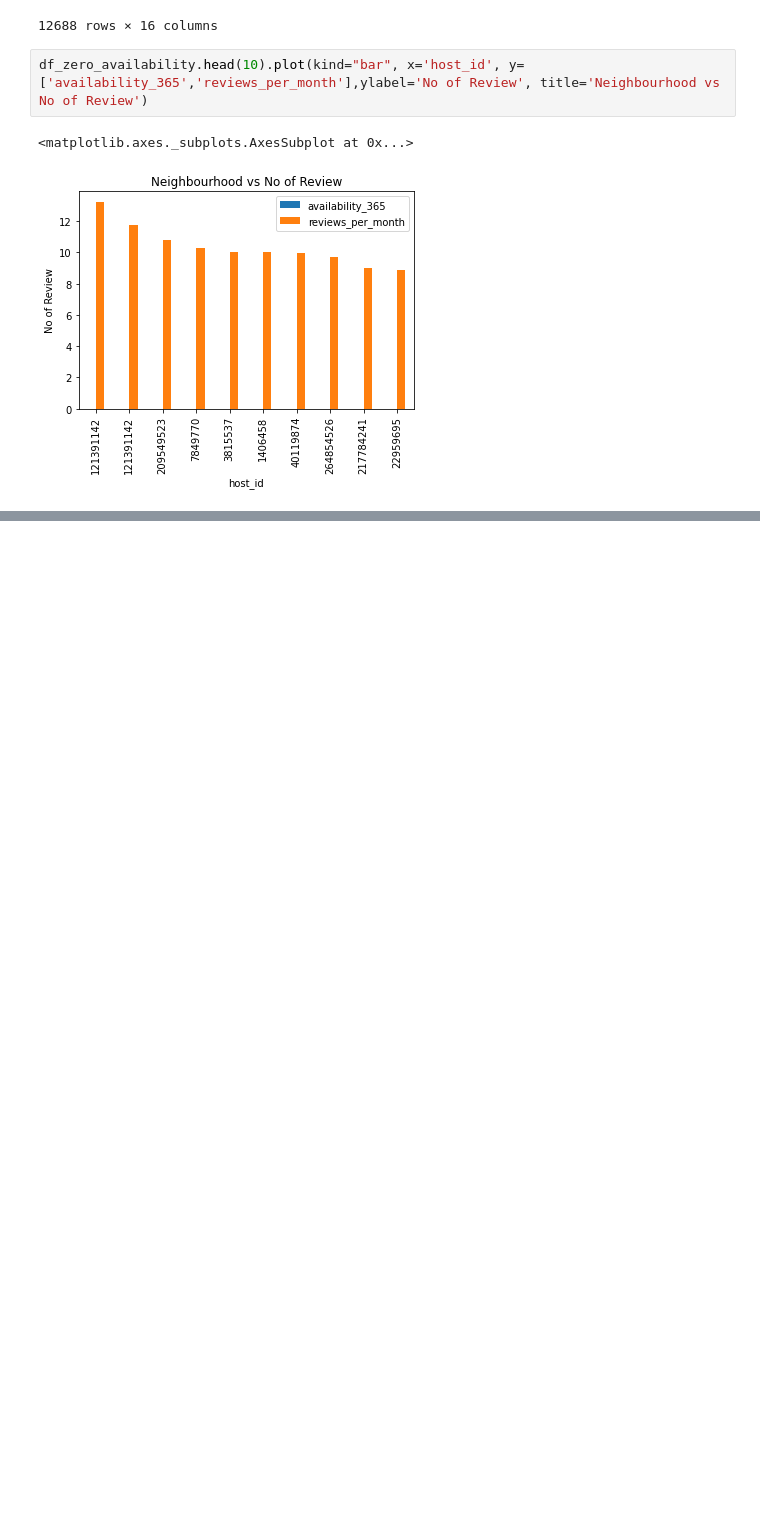
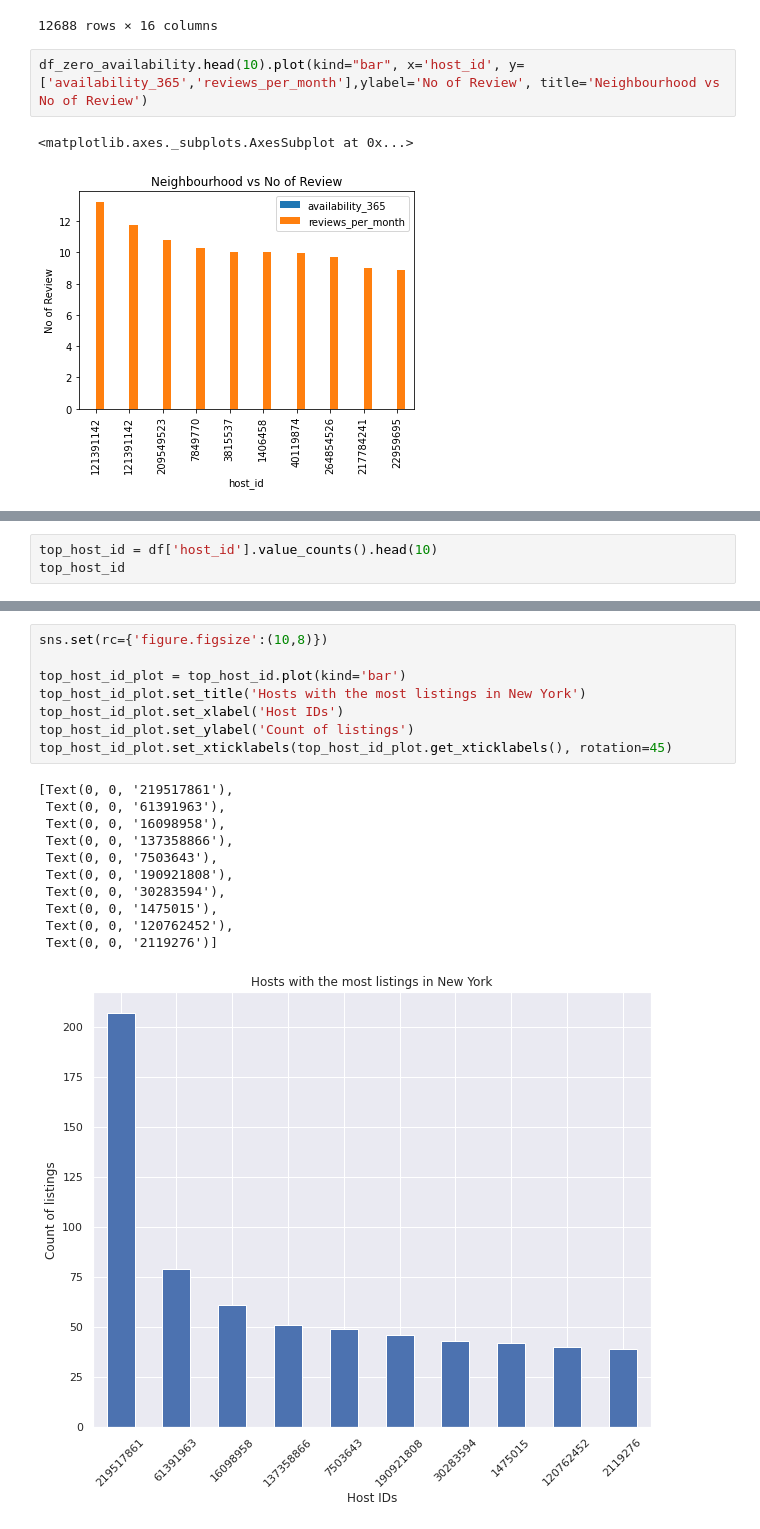
Before and after one commit to mkundhal/Airbnb-Bookings-Analysis---Capstone-Project, a Jupyter notebook: Mandeep_Airbnb_Bookings_Analysis_Capstone_Project.ipynb, the cells around one changed output, grey strips where cells are left out. Cells and saved outputs as stored; diff of their text form; blank space fills up the shorter version.

```diff
--- a/Mandeep_Airbnb_Bookings_Analysis_Capstone_Project.ipynb
+++ b/Mandeep_Airbnb_Bookings_Analysis_Capstone_Project.ipynb
@@ -178,0 +185,3 @@ df_zero_availability.head(10).plot(kind="bar", x='host_id', y=['availability_365
+# %%
+top_host_id = df['host_id'].value_counts().head(10)
+top_host_id
@@ -178,0 +200,20 @@ df_zero_availability.head(10).plot(kind="bar", x='host_id', y=['availability_365
+# %%
+sns.set(rc={'figure.figsize':(10,8)})
+
+top_host_id_plot = top_host_id.plot(kind='bar')
+top_host_id_plot.set_title('Hosts with the most listings in New York')
+top_host_id_plot.set_xlabel('Host IDs')
+top_host_id_plot.set_ylabel('Count of listings')
+top_host_id_plot.set_xticklabels(top_host_id_plot.get_xticklabels(), rotation=45)
+# %% [output]
+[Text(0, 0, '219517861'),
+ Text(0, 0, '61391963'),
+ Text(0, 0, '16098958'),
+ Text(0, 0, '137358866'),
+ Text(0, 0, '7503643'),
+ Text(0, 0, '190921808'),
+ Text(0, 0, '30283594'),
+ Text(0, 0, '1475015'),
+ Text(0, 0, '120762452'),
+ Text(0, 0, '2119276')]
+[figure, added]
```
Also changed, not shown: parts of 5 cells of this notebook.
